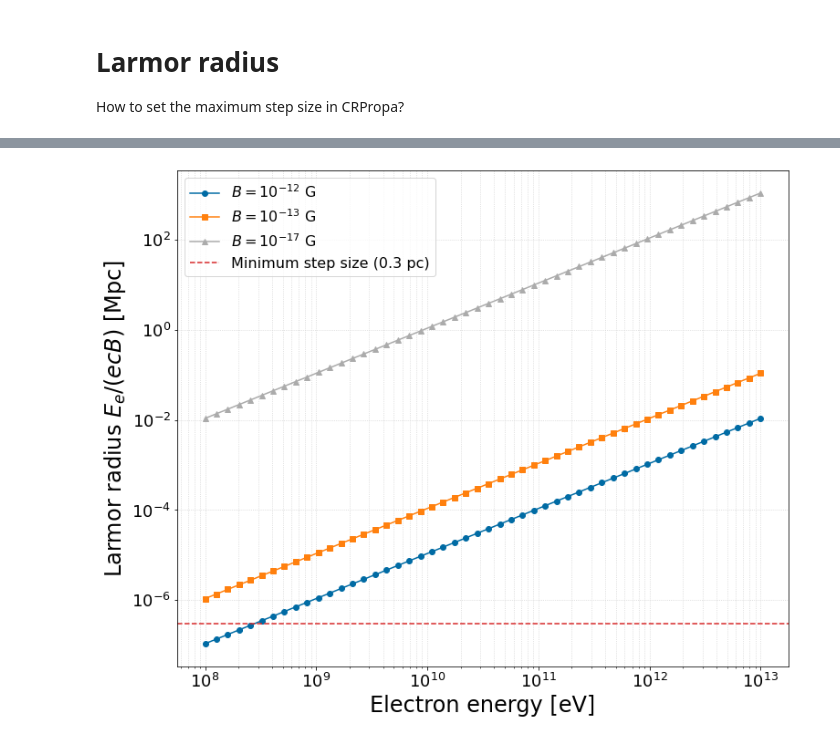
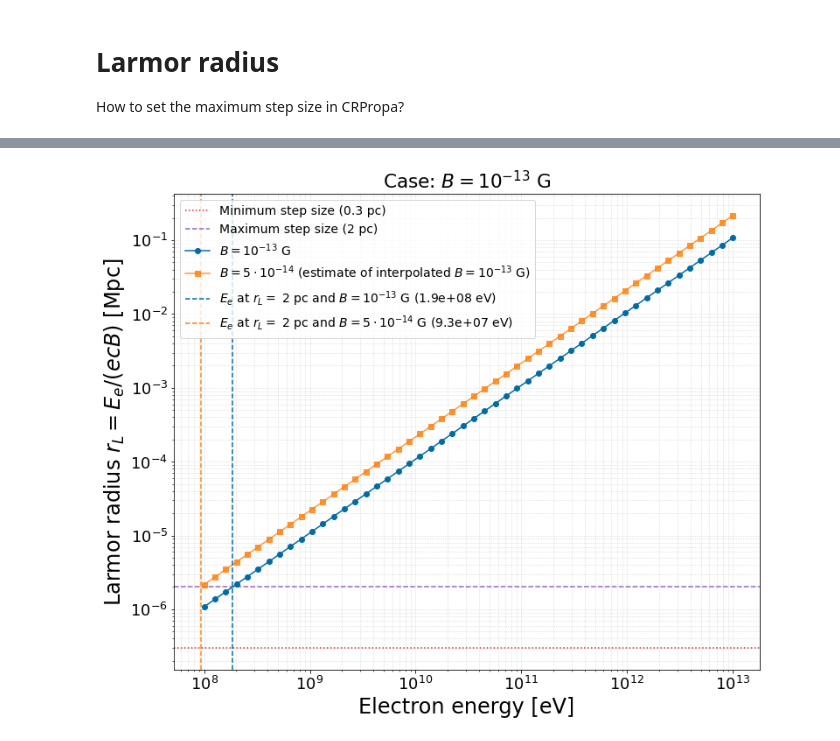
Before and after one commit to spletts/PhDThesis, a Jupyter notebook: larmor_radius.ipynb, the cells around one changed output, grey strips where cells are left out. Drawn from its saved outputs; the diff is of its cells as text; code cells hidden in the pictures.

Commit message:
Include max step impact + interpolation of B

```diff
--- a/larmor_radius.ipynb
+++ b/larmor_radius.ipynb
@@ -17,11 +17,24 @@ plt.rcParams.update({'font.size': 18,
                      'grid.linestyle': 'dotted',
                      'axes.grid': True,
                      'axes.labelsize': 24,
-                     'legend.fontsize': 16,
+                     'legend.fontsize': 14,
                      'ytick.minor.visible': True}
                    )
 plt.style.use('tableau-colorblind10')
-MARKERS = itertools.cycle(['o', 's', '^', 'D', 'd', 'X', 'h', 'x'])
+MARKERS = itertools.cycle(['o', 's', '^', 'D', 'd', 'X', 'h', 'x'])\
+# https://viscid-hub.github.io/Viscid-docs/docs/dev/styles/tableau-colorblind10.html
+COLORS = itertools.cycle(["#006BA4", "#FF800E", "#ABABAB", "#595959",
+          "#5F9ED1", "#C85200", "#898989", "#A2C8EC", "#FFBC79", "#CFCFCF"])
+
+# Dictionary to use for neater plot legend with LaTeX format
+B_GAUSS_DICT = {1e-12: "$B = 10^{-12}$",
+                1e-13: "$B = 10^{-13}$",
+                5e-14: "$B = 5 \cdot 10^{-14}$",
+                6e-14: "$B = 6 \cdot 10^{-14}$",
+                1e-15: "$B = 10^{-15}$",
+                1e-17: "$B = 10^{-17}$",
+                5e-18: "$B = 5 \cdot 10^{-18}$"
+               }
 # %%
 def get_larmor_radius(electron_energy_joules, magnetic_field_teslas):
     """Calculate Larmor radius using the equation in Section II of
@@ -43,53 +56,86 @@ def get_larmor_radius(electron_energy_joules, magnetic_field_teslas):
     # Larmor radius in meters, E_e/(e c B)
     r_meters = electron_energy_joules / (constants.e.si * constants.c.si * magnetic_field_teslas)
     r_mpc = u.m.to(u.Mpc, r_meters)
+    print(f"Minimum Larmor radius: {min(r_mpc.value)} Mpc for B = {u.T.to(u.G, magnetic_field_teslas)} G")
 
     return r_mpc
 
 
-def plot_larmor_radius_vs_energy(plot_interpolation=False):
+def plot_larmor_radius_vs_energy(b_gauss, min_r=2, plot_interpolation=True, interpolation_factor=0.5):
     """Plot Larmor radius in Mpc vs electron/positron energy in eV.
     Note that for a given |B|, the Larmor radius is an upper limit due to
     trilinear interpolation of the grid tending to decrease |B| by ~50%
     (and always between 1-99%).
+
+    Parameters
+    ----------
+    b_gauss: array_like[float]
+        Magnetic field in Gauss
+    plot_interpolation : bool
+        If True, estimates effect of interpolating a grid filled with `b_gauss`
+        by adjusting magnetic field by a factor of `interpolation_factor` = 0.5
+        Interpolation has ROUGHLY the effect of *decreasing* the magnitude by 50%
+    min_r : float
+        Minimum step size; will be treated as Larmor radius
     """
 
     # Create electron energies in eV over the simulation energies which are tracked or injected
     # Minimum tracked energy is 1e8 eV
     energy_arr_ev = np.logspace(8, 13)
 
-    # Magnetic field values under consideration in simulations
-    b_gauss = [1e-12, 1e-13, 1e-17]
-    # Dictionary to use for neater plot legend with LaTeX format
-    b_gauss_dict = {1e-12: "$B = 10^{-12}$",
-                    1e-13: "$B = 10^{-13}$",
-                    1e-15: "$B = 10^{-15}$",
-                    1e-17: "$B = 10^{-17}$"}
-
-    # Interpolation has ROUGHLY the effect of decreasing the magnitude by 50%
-    interpolation_factor = 0.5
-
     # Plot Larmor radius for each B field
     fig, ax = plt.subplots(1, 1)
+    ax.axhline(u.pc.to(u.Mpc, 0.3), color="tab:red", ls=":", label="Minimum step size (0.3 pc)")
+    ax.axhline(u.pc.to(u.Mpc, min_r), color="tab:purple", ls="--", label="Maximum step size (2 pc)")
+
     for i, b in enumerate(b_gauss):
+        # Color for `b`
+        cb = next(COLORS)
+        # Color for interpolated `b`
+        cbi = next(COLORS)
+        c = [cb, cbi]
         # Must convert to SI units
         b_tesla = u.G.to(u.T, b)
         line, = ax.plot(energy_arr_ev, get_larmor_radius(u.eV.to(u.J, energy_arr_ev), b_tesla),
-                marker=next(MARKERS), label=rf"{b_gauss_dict[b]} G")
+                marker=next(MARKERS), color=cb,
+                label=rf"{B_GAUSS_DICT[b]} G")
+        # Plot one interpolated line if `b_gauss` is a list, so plot doesn't get cluttered
         if i == 0 and plot_interpolation:
-            # Add impact of interpolation to one line; only 1 so plot doesn't get cluttered
+            # Add impact of interpolation
             ax.plot(energy_arr_ev, get_larmor_radius(u.eV.to(u.J, energy_arr_ev), b_tesla*interpolation_factor),
-                marker=next(MARKERS), color=line.get_color(), label=rf"Estimate of interpolated {b_gauss_dict[b]} G",
-               alpha=0.5)
+                marker=next(MARKERS), color=cbi,
+                label=rf"{B_GAUSS_DICT[b*interpolation_factor]} (estimate of interpolated {B_GAUSS_DICT[b]} G)",
+                alpha=0.8)
+        for j, _b in enumerate([b, b*interpolation_factor]):
+            E_e = electron_energy_from_larmor_radius(r_pc=min_r, magnetic_field_teslas=u.G.to(u.T, _b))
+            ax.axvline(E_e, color=c[j], ls="--",
+                   label=rf"$E_e$ at $r_L = $ {min_r} pc and {B_GAUSS_DICT[_b]} G ({E_e:.1e} eV)")
+
 
     ax.loglog()
-    ax.axhline(u.pc.to(u.Mpc, 0.3), color="tab:red", ls="--", label="Minimum step size (0.3 pc)")
+    if len(b_gauss) == 1:
+        plt.title(rf"Case: {B_GAUSS_DICT[b]} G")
     ax.legend()
     ax.set_xlabel('Electron energy [eV]')
-    ax.set_ylabel(r'Larmor radius $E_e/(ecB)$ [Mpc]')
+    ax.set_ylabel(r'Larmor radius $r_L = E_e/(ecB)$ [Mpc]')
     ax.minorticks_on()
     plt.show()
 
 
-plot_larmor_radius_vs_energy()
+def electron_energy_from_larmor_radius(r_pc, magnetic_field_teslas):
+    """Electron energy in eV given Larmor radius.
+
+    Parameters
+    ----------
+    r_pc : float or array_like[float]
+        Larmor radius in pc
+    """
+    # Larmor radius in meters, E_e/(e c B)
+    r_meters = u.pc.to(u.m, r_pc)
+    electron_energy_joules = r_meters * constants.e.si * constants.c.si * magnetic_field_teslas
+    return u.J.to(u.eV, electron_energy_joules).value
+
+
+for B in [1e-13, 1e-17]:
+    plot_larmor_radius_vs_energy([B])
 # %% [output]
@@ -96 +144 @@ plot_larmor_radius_vs_energy()
-[figure, old version]
+[figure, new version]
```
Also changed, not shown: parts of 3 cells of this notebook.
